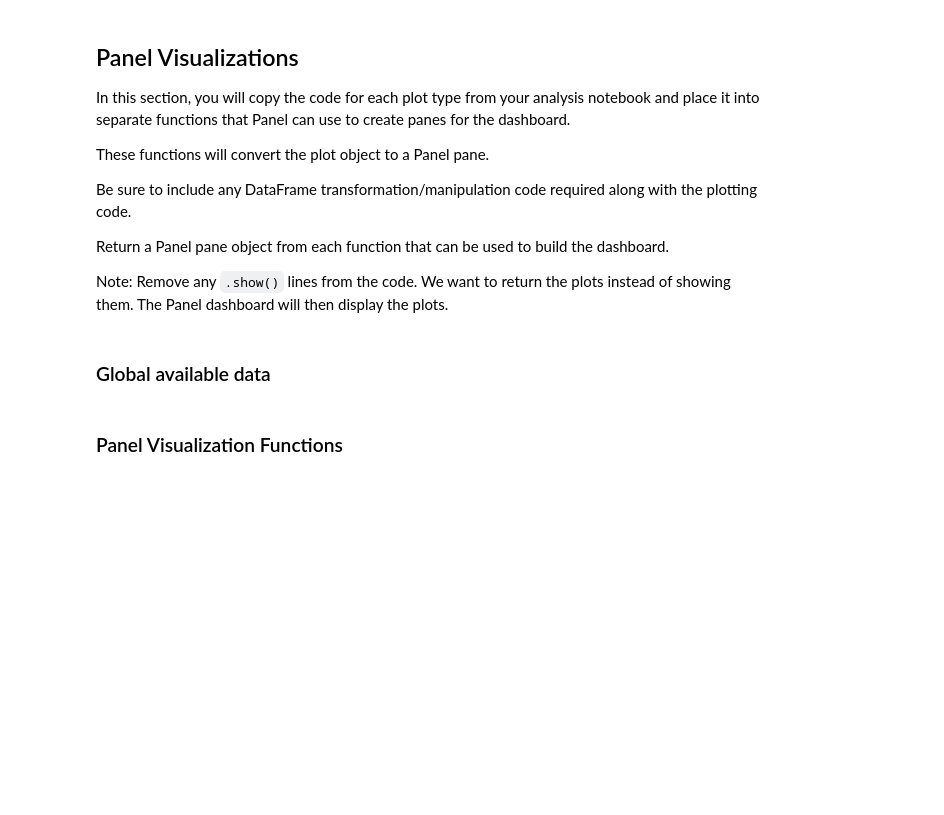
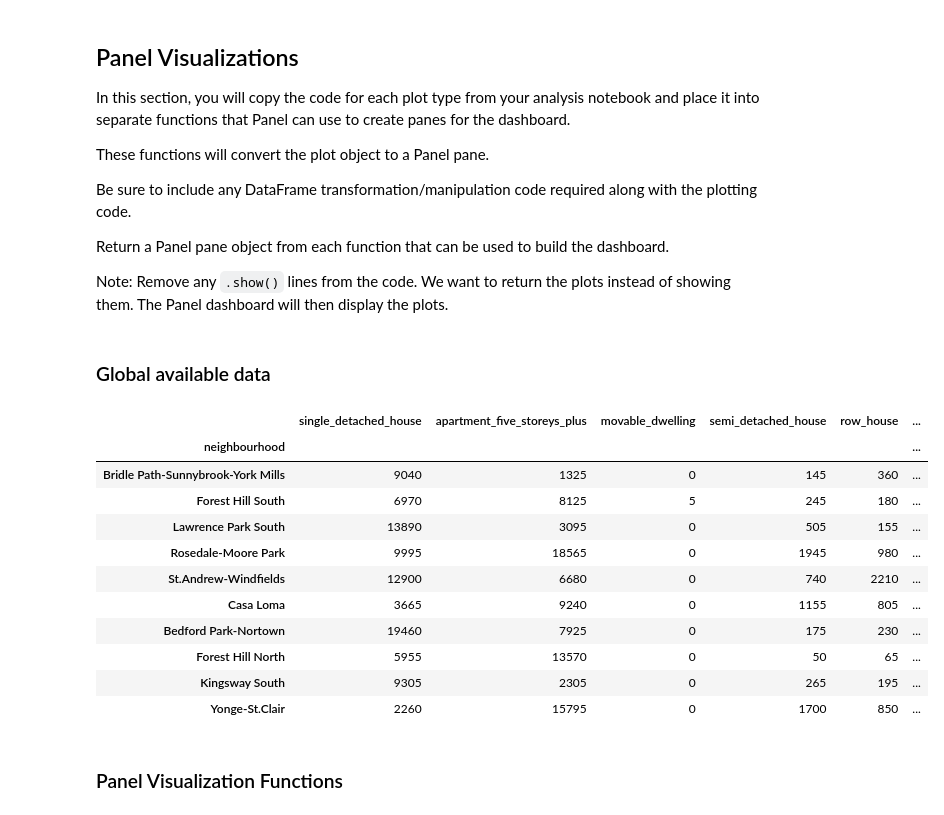
Before and after one commit to Satheeshbm/PyViz_Assignment, a Jupyter notebook: Starter_Code/dashboard.ipynb, the cells around one changed output. Cells and saved outputs as stored; diff of their text form; code cells hidden in the pictures; blank space fills up the shorter version.

```diff
--- a/Starter_Code/dashboard.ipynb
+++ b/Starter_Code/dashboard.ipynb
@@ -47,4 +69,22 @@ Return a Panel pane object from each function that can be used to build the dash
 Note: Remove any `.show()` lines from the code. We want to return the plots instead of showing them. The Panel dashboard will then display the plots.
 # %% [markdown]
 ### Global available data
+# %%
+# Getting the data from the top 10 expensive neighbourhoods
+to_dwelling_data = to_data.groupby('neighbourhood').sum()
+to_dwelling_data_sorted = to_dwelling_data.sort_values('average_house_value',ascending = False)
+to_dwelling_data_sorted.head(10)
+# %% [output]
+|  | single_detached_house | apartment_five_storeys_plus | movable_dwelling | semi_detached_house | row_house | ... |
+| neighbourhood |  |  |  |  |  | ... |
+| Bridle Path-Sunnybrook-York Mills | 9040 | 1325 | 0 | 145 | 360 | ... |
+| Forest Hill South | 6970 | 8125 | 5 | 245 | 180 | ... |
+| Lawrence Park South | 13890 | 3095 | 0 | 505 | 155 | ... |
+| Rosedale-Moore Park | 9995 | 18565 | 0 | 1945 | 980 | ... |
+| St.Andrew-Windfields | 12900 | 6680 | 0 | 740 | 2210 | ... |
+| Casa Loma | 3665 | 9240 | 0 | 1155 | 805 | ... |
+| Bedford Park-Nortown | 19460 | 7925 | 0 | 175 | 230 | ... |
+| Forest Hill North | 5955 | 13570 | 0 | 50 | 65 | ... |
+| Kingsway South | 9305 | 2305 | 0 | 265 | 195 | ... |
+| Yonge-St.Clair | 2260 | 15795 | 0 | 1700 | 850 | ... |
 # %%
```
Also changed, not shown: parts of 6 cells of this notebook.
